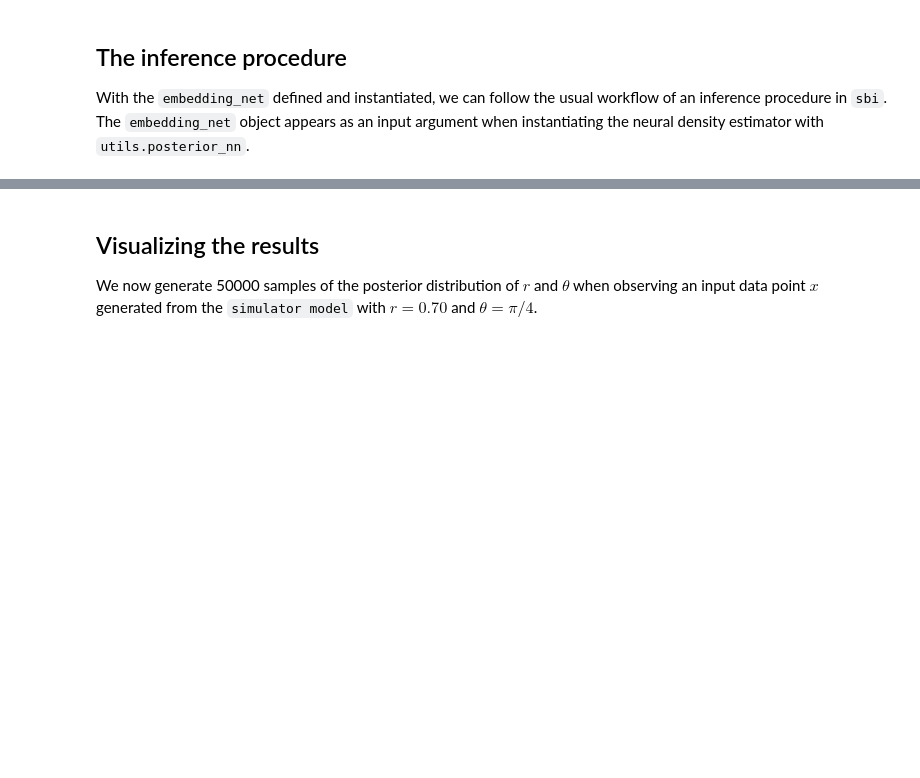
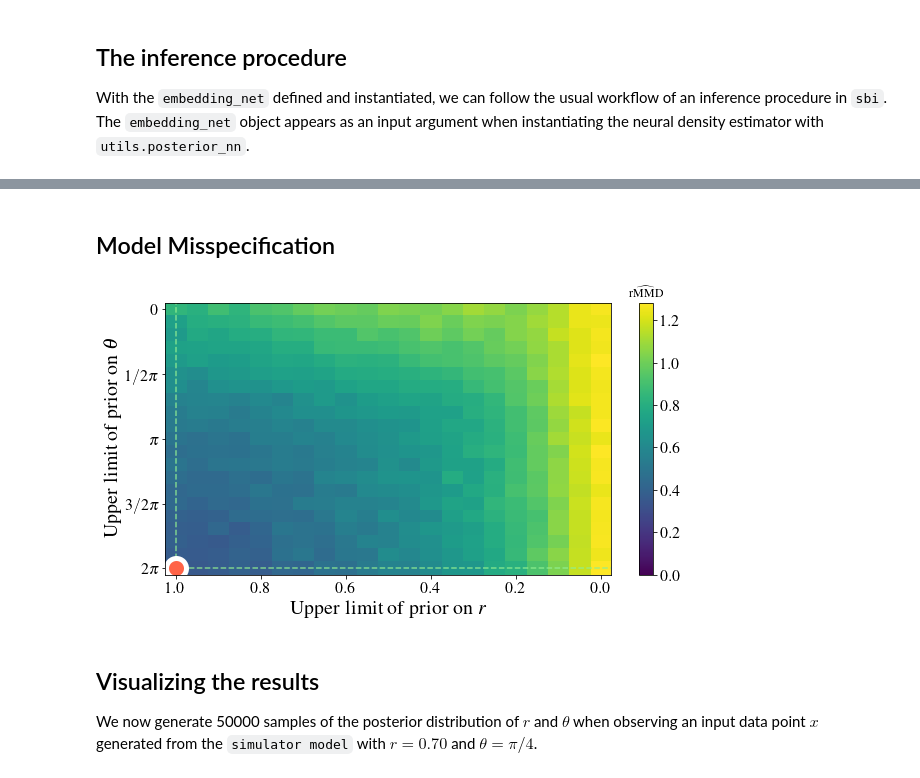
Before and after one commit to marvinschmitt/sbi, a Jupyter notebook: tutorials/bf_MMS_embedding_net.ipynb, the cells around one changed output, grey strips where cells are left out. Cells and saved outputs as stored; diff of their text form; code cells hidden in the pictures; blank space fills up the shorter version.

Commit message:
add MMD grid experiment. works!

```diff
--- a/tutorials/bf_MMS_embedding_net.ipynb
+++ b/tutorials/bf_MMS_embedding_net.ipynb
@@ -172,0 +193,2 @@ posterior = inference.build_posterior(density_estimator)
+# %% [markdown]
+## Model Misspecification
@@ -173,3 +216,59 @@ posterior = inference.build_posterior(density_estimator)
+# %%
+RERUN_GRID_EXPERIMENT = False
+
+
+prior_star = utils.BoxUniform(low=torch.tensor([0.0, 0.0]),
+                             high=torch.tensor([1.0, 2*torch.pi]))
+
+simulator_star_wrapper, prior_star = prepare_for_sbi(simulator_model, prior_star)
+
+
+n_distance = 21
+n_angle = 21
+prior_distance = np.linspace(0, 1, num = n_distance)
+prior_angle = np.linspace(0, 2*torch.pi, num = n_angle)
+P1, P2 = np.meshgrid(prior_distance, prior_angle)
+
+if RERUN_GRID_EXPERIMENT:
+    _, x_star = simulate_for_sbi(simulator_star_wrapper, prior_star, num_simulations=100, show_progress_bar=False)
+    s_star = embedding_net(x_star).detach()
+
+    MMD = np.zeros((n_distance, n_angle))
+    for i in tqdm(range(n_angle)):
+        for j in range(n_distance):
+            p1 = P1[i, j]
+            p2 = P2[i, j]
+            prior = utils.BoxUniform(low=torch.tensor([0.0, 0-0]),
+                             high=torch.tensor([p1, p2]))
+            simulator_wrapper, prior = prepare_for_sbi(simulator_model, prior)
+            _, x_o = simulate_for_sbi(simulator_wrapper, prior, num_simulations=100, show_progress_bar=False)
+            s_o = embedding_net(x_o).detach()
+            MMD[i, j] = float(maximum_mean_discrepancy(s_o, s_star, squared=False))
+    np.save(f"data/MMD_grid_experiments/MMD_grid.npy", MMD)
+
+MMD = np.load(f"data/MMD_grid_experiments/MMD_grid.npy")
+plt.figure(figsize=(10, 5))
+plt.pcolor(P1, P2, MMD, shading="nearest", rasterized=True, vmin=0)
+plt.xlabel(r"Upper limit of prior on $r$")
+plt.ylabel(r"Upper limit of prior on $\theta$")
+plt.axhline(y=2*torch.pi, linestyle="--", color="lightgreen", alpha=.80)
+plt.axvline(x=1.0, linestyle="--", color="lightgreen", alpha=.80)
+
+plt.yticks([0, 0.5 * torch.pi, 1 * torch.pi, 1.5 * torch.pi, 2 * torch.pi], ["0", r"$1/2\pi$", r"$\pi$", r"$3/2\pi$", r"$2\pi$"])
+
+plt.plot(1, 2*torch.pi, linewidth=10, alpha=1.0,
+         marker="o", markersize=20, markeredgewidth=5.0, markeredgecolor="white", markerfacecolor = "tomato"
+        )
+
+plt.gca().invert_xaxis()
+plt.gca().invert_yaxis()
+
+cbar = plt.colorbar()
+cbar.ax.set_title(r"$\widehat{\mathrm{rMMD}}$")
+
+plt.savefig(f"plots/mmd_mms_grid.{FILEFORMAT}", bbox_inches="tight", dpi=DPI)
+# %% [output]
+[figure, added]
 # %% [markdown]
 ## Visualizing the results
 
```
Also changed, not shown: parts of 8 cells of this notebook, 1 other file.
